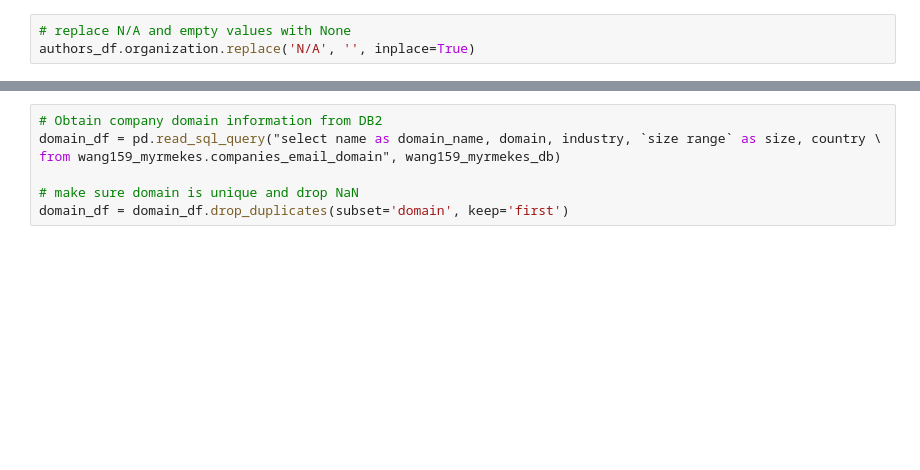
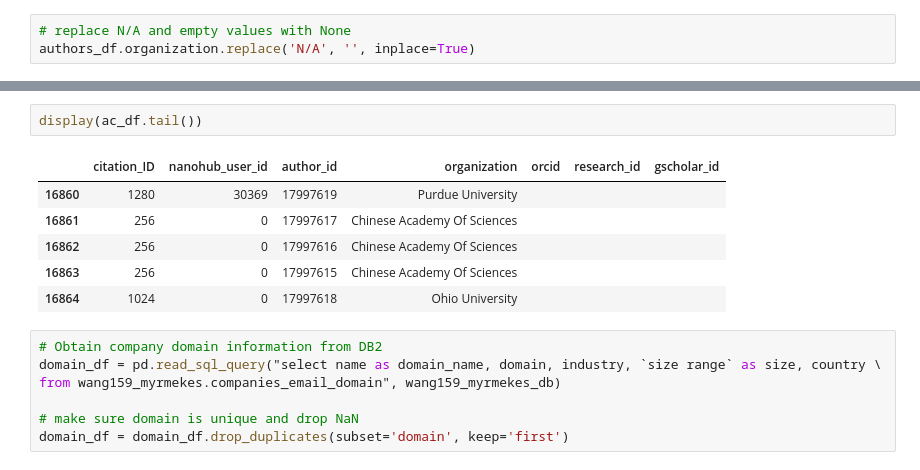
Before and after one commit to saxenap/nanohub, a Jupyter notebook: nanoHUB/pipeline/salesforce/task_citations_map_contacts.ipynb, the cells around one changed output, grey strips where cells are left out. Cells and saved outputs as stored; diff of their text form; blank space fills up the shorter version.

```diff
--- a/nanoHUB/pipeline/salesforce/task_citations_map_contacts.ipynb
+++ b/nanoHUB/pipeline/salesforce/task_citations_map_contacts.ipynb
@@ -74,3 +73,12 @@ ac_df.head(3)
+# %%
+display(ac_df.tail())
+# %% [output]
+|  | citation_ID | nanohub_user_id | author_id | organization | orcid | research_id | gscholar_id |
+| 16860 | 1280 | 30369 | 17997619 | Purdue University |  |  |  |
+| 16861 | 256 | 0 | 17997617 | Chinese Academy Of Sciences |  |  |  |
+| 16862 | 256 | 0 | 17997616 | Chinese Academy Of Sciences |  |  |  |
+| 16863 | 256 | 0 | 17997615 | Chinese Academy Of Sciences |  |  |  |
+| 16864 | 1024 | 0 | 17997618 | Ohio University |  |  |  |
 # %%
 # Obtain company domain information from DB2
 domain_df = pd.read_sql_query("select name as domain_name, domain, industry, `size range` as size, country \
```
Also changed, not shown: parts of 4 cells of this notebook, 57 other files.
